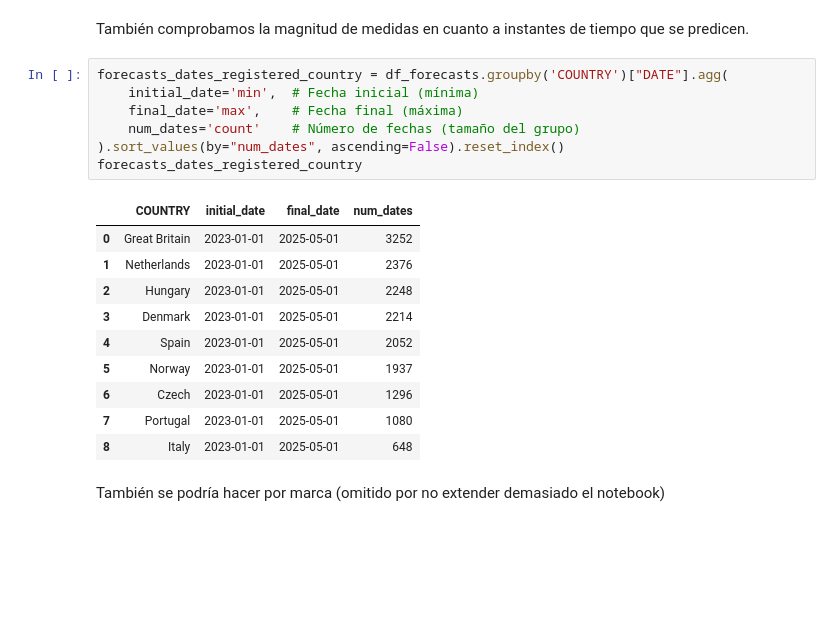
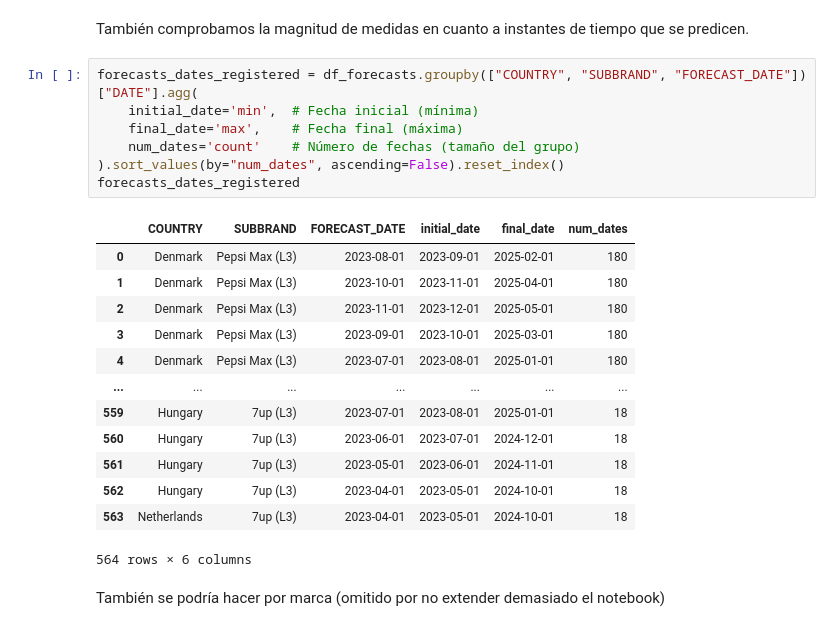
Before and after one commit to Alf-caput/data-visualization, a Jupyter notebook: ejercicios-clase/ejercicio3.ipynb, the cells around one changed output. Saved outputs shown, nothing was run; the diff lists cells and outputs as text; blank space fills up the shorter version.

```diff
--- a/ejercicios-clase/ejercicio3.ipynb
+++ b/ejercicios-clase/ejercicio3.ipynb
@@ -284,23 +262,26 @@ forecasts_dates_registered_subbrand
 # %% [markdown]
 También comprobamos la magnitud de medidas en cuanto a instantes de tiempo que se predicen.
 # %%
-forecasts_dates_registered_country = df_forecasts.groupby('COUNTRY')["DATE"].agg(
+forecasts_dates_registered = df_forecasts.groupby(["COUNTRY", "SUBBRAND", "FORECAST_DATE"])["DATE"].agg(
     initial_date='min',  # Fecha inicial (mínima)
     final_date='max',    # Fecha final (máxima)
     num_dates='count'    # Número de fechas (tamaño del grupo)
 ).sort_values(by="num_dates", ascending=False).reset_index()
-forecasts_dates_registered_country
+forecasts_dates_registered
 # %% [output]
-|  | COUNTRY | initial_date | final_date | num_dates |
-| 0 | Great Britain | 2023-01-01 | 2025-05-01 | 3252 |
-| 1 | Netherlands | 2023-01-01 | 2025-05-01 | 2376 |
-| 2 | Hungary | 2023-01-01 | 2025-05-01 | 2248 |
-| 3 | Denmark | 2023-01-01 | 2025-05-01 | 2214 |
-| 4 | Spain | 2023-01-01 | 2025-05-01 | 2052 |
-| 5 | Norway | 2023-01-01 | 2025-05-01 | 1937 |
-| 6 | Czech | 2023-01-01 | 2025-05-01 | 1296 |
-| 7 | Portugal | 2023-01-01 | 2025-05-01 | 1080 |
-| 8 | Italy | 2023-01-01 | 2025-05-01 | 648 |
+|  | COUNTRY | SUBBRAND | FORECAST_DATE | initial_date | final_date | num_dates |
+| 0 | Denmark | Pepsi Max (L3) | 2023-08-01 | 2023-09-01 | 2025-02-01 | 180 |
+| 1 | Denmark | Pepsi Max (L3) | 2023-10-01 | 2023-11-01 | 2025-04-01 | 180 |
+| 2 | Denmark | Pepsi Max (L3) | 2023-11-01 | 2023-12-01 | 2025-05-01 | 180 |
+| 3 | Denmark | Pepsi Max (L3) | 2023-09-01 | 2023-10-01 | 2025-03-01 | 180 |
+| 4 | Denmark | Pepsi Max (L3) | 2023-07-01 | 2023-08-01 | 2025-01-01 | 180 |
+| ... | ... | ... | ... | ... | ... | ... |
+| 559 | Hungary | 7up (L3) | 2023-07-01 | 2023-08-01 | 2025-01-01 | 18 |
+| 560 | Hungary | 7up (L3) | 2023-06-01 | 2023-07-01 | 2024-12-01 | 18 |
+| 561 | Hungary | 7up (L3) | 2023-05-01 | 2023-06-01 | 2024-11-01 | 18 |
+| 562 | Hungary | 7up (L3) | 2023-04-01 | 2023-05-01 | 2024-10-01 | 18 |
+| 563 | Netherlands | 7up (L3) | 2023-04-01 | 2023-05-01 | 2024-10-01 | 18 |
+564 rows × 6 columns
 # %% [markdown]
 También se podría hacer por marca (omitido por no extender demasiado el notebook)
 # %% [markdown]
```
Also changed, not shown: parts of 7 cells of this notebook.
